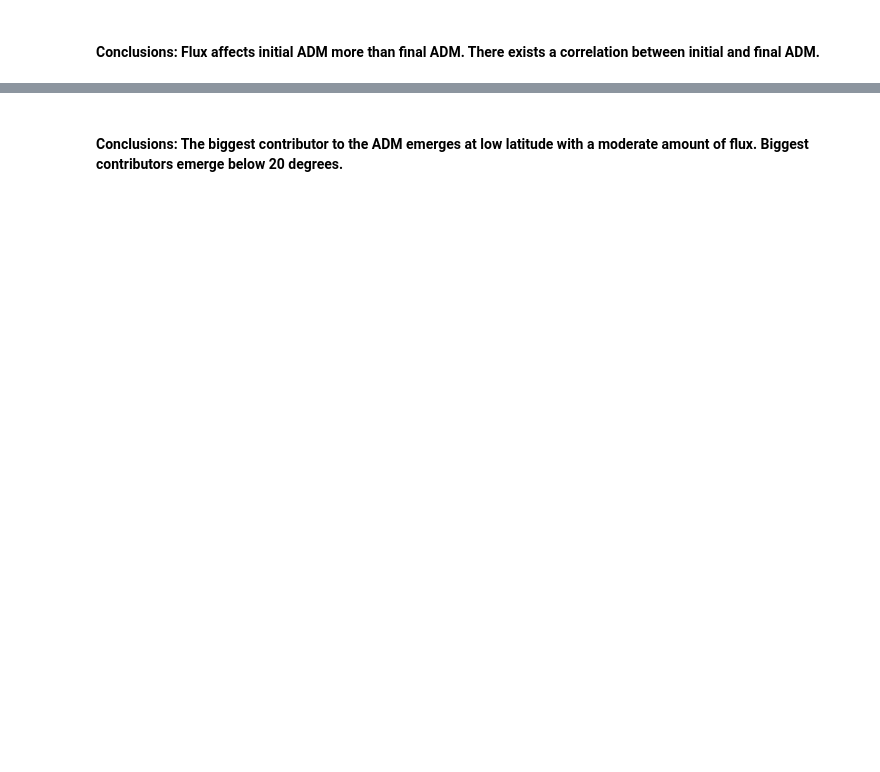
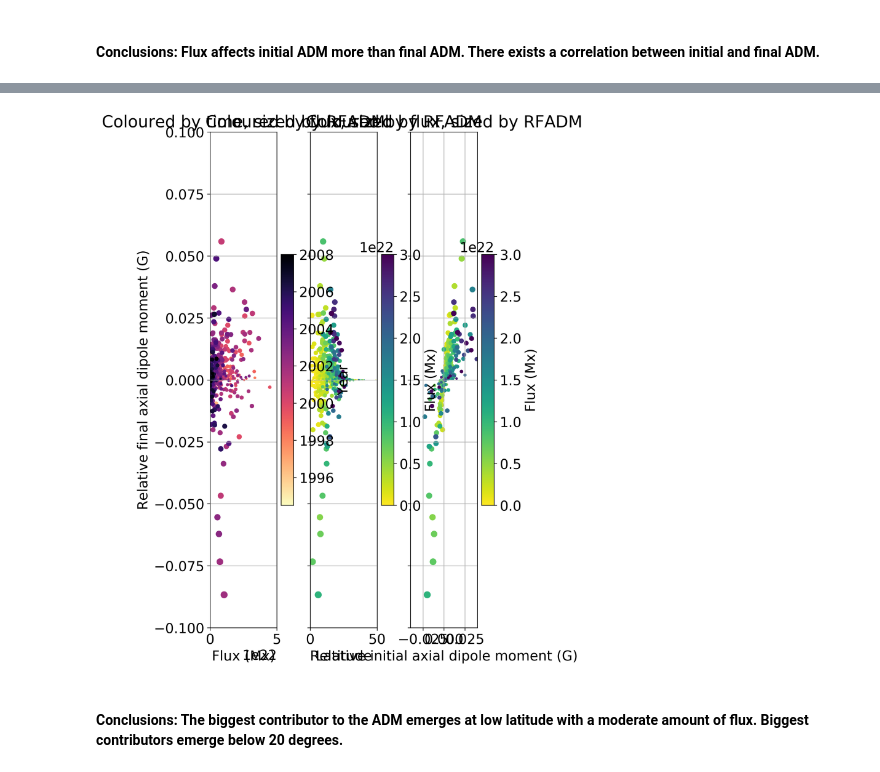
Before and after one commit to twhitbread/python-scatter, a Jupyter notebook: pythonscatter.ipynb, the cells around one changed output, grey strips where cells are left out. Saved outputs shown, nothing was run; the diff lists cells and outputs as text; code cells hidden in the pictures; blank space fills up the shorter version.

```diff
--- a/pythonscatter.ipynb
+++ b/pythonscatter.ipynb
@@ -509,3 +579,41 @@ plt.show()
+# %%
+
+# Two subplots, unpack the axes array immediately
+f, (ax1, ax2, ax3) = plt.subplots(1, 3, sharey=True, figsize=(fszh/dpi,fszv/dpi), dpi = dpi)
+im = ax1.scatter(abs(initflux2[1:950]),final_rel[1:950],200*np.sqrt(abs(final_rel[1:950])),(start[1:950]*27.27+152)/365.25+1996,cmap='magma_r',vmin=1994.5,vmax=2008)
+ax1.set_xlabel('Flux (Mx)')
+ax1.set_xlim(0,5e22)
+ax1.set_ylim(-0.1,0.1)
+ax1.set_ylabel('Relative final axial dipole moment (G)')
+ax1.set_title('Coloured by time, sized by RFADM')
+ax1.grid()
+im2 = ax2.scatter(abs(c[2]),c[4],200*np.sqrt(abs(c[4])),abs(c[1]),cmap='viridis_r',vmin=0,vmax=3e22)
+ax2.set_xlabel('Latitude')
+ax2.set_xlim(0,50)
+ax2.set_title('Coloured by flux, sized by RFADM')
+ax2.grid()
+im3 = ax3.scatter(c[7],c[4],200*np.sqrt(abs(c[4])),abs(c[1]),cmap='viridis_r',vmin=0,vmax=3e22)
+ax3.set_xlabel('Relative initial axial dipole moment (G)')
+ax3.set_title('Coloured by flux, sized by RFADM')
+ax3.set_xlim(-0.04,0.04)
+ax3.grid()
+cb_label = 'Year'
+cb = f.colorbar(im,ax=ax1)
+cb.set_label(cb_label)
+cbytick_obj = plt.getp(cb.ax.axes, 'yticklabels')
+cb_label = 'Flux (Mx)'
+cb = f.colorbar(im3,ax=ax2)
+cb.set_label(cb_label)
+cbytick_obj = plt.getp(cb.ax.axes, 'yticklabels')
+cb_label = 'Flux (Mx)'
+cb = f.colorbar(im3,ax=ax3)
+cb.set_label(cb_label)
+cbytick_obj = plt.getp(cb.ax.axes, 'yticklabels')
+
+
+plt.show()
+# %% [output]
+[figure, added]
 # %% [markdown]
 #### Conclusions: The biggest contributor to the ADM emerges at low latitude with a moderate amount of flux. Biggest contributors emerge below 20 degrees.
 # %%
```
Also changed, not shown: parts of 16 cells of this notebook.
